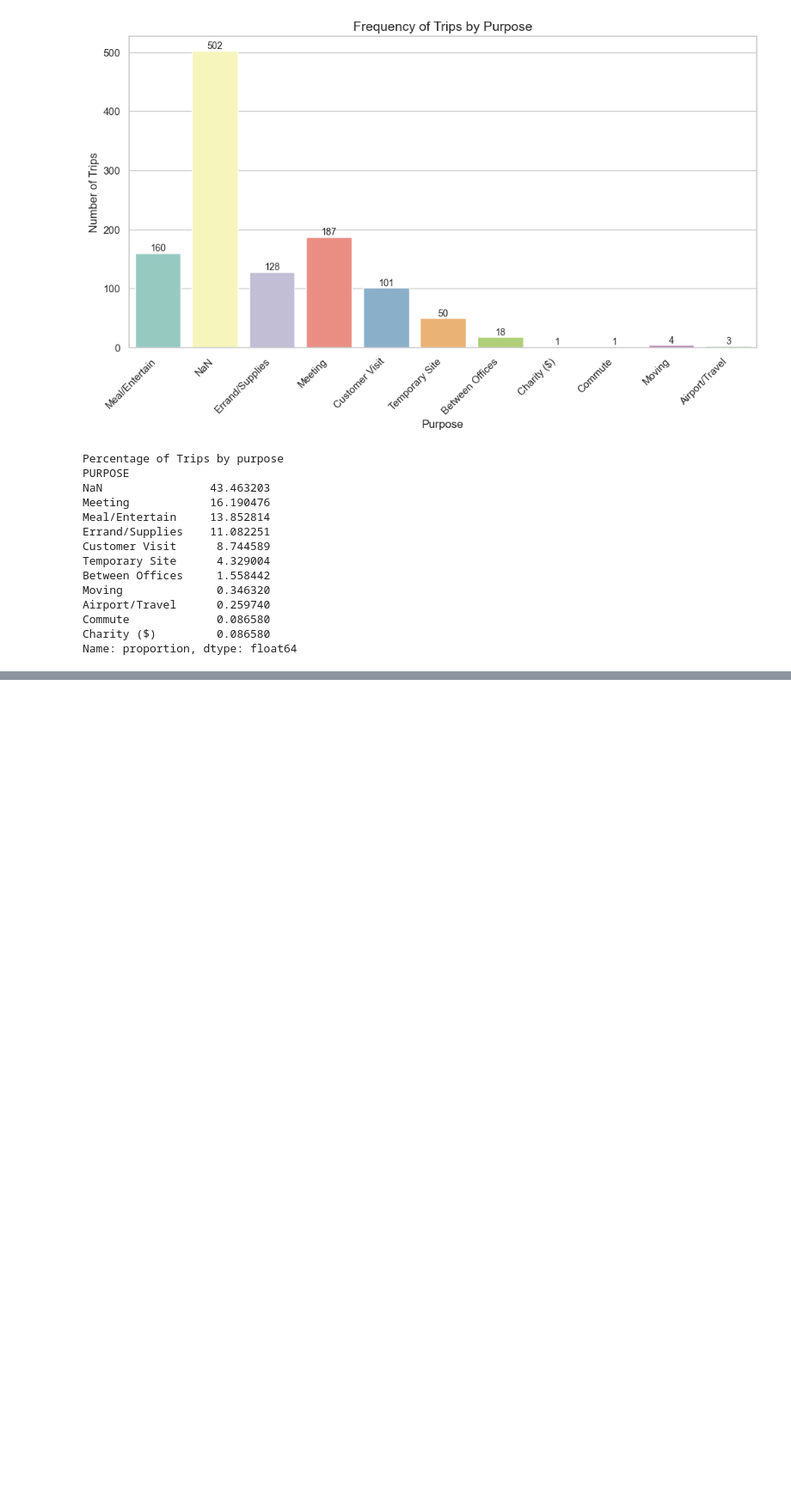
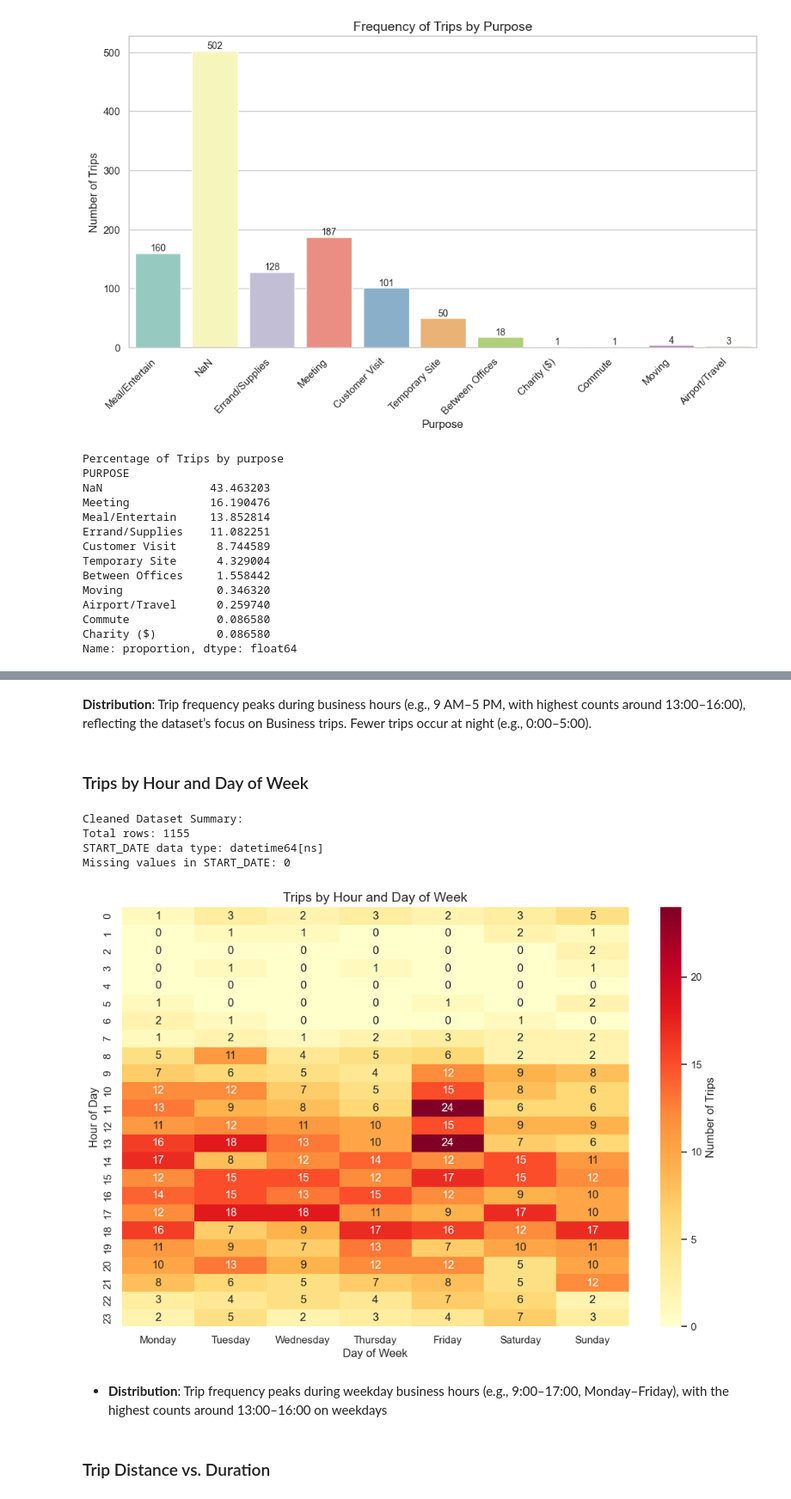
Before and after one commit to Archish1962/HexSoftwares_Exploratory_Data_Analysis, a Jupyter notebook: notebooks/uber_eda.ipynb, the cells around one changed output, grey strips where cells are left out. Shown: that part at 86% size. Drawn from its saved outputs; the diff is of its cells as text; code cells hidden in the pictures; blank space fills up the shorter version.

```diff
--- a/notebooks/uber_eda.ipynb
+++ b/notebooks/uber_eda.ipynb
@@ -218,0 +312,55 @@ From the above graph, neglecting the NaN values, Most trips by purpose constitut
+# %% [markdown]
+**Distribution**: Trip frequency peaks during business hours (e.g., 9 AM–5 PM, with highest counts around 13:00–16:00), reflecting the dataset’s focus on Business trips. Fewer trips occur at night (e.g., 0:00–5:00).
+# %% [markdown]
+### Trips by Hour and Day of Week
+# %%
+# Verify df_cleaned
+print("Cleaned Dataset Summary:")
+print("Total rows:", len(df_cleaned))
+print("START_DATE data type:", df_cleaned['START_DATE'].dtype)
+print("Missing values in START_DATE:", df_cleaned['START_DATE'].isnull().sum())
+
+# Extract hour and day of week from START_DATE
+df_cleaned['HOUR'] = df_cleaned['START_DATE'].dt.hour
+df_cleaned['DAY_OF_WEEK'] = df_cleaned['START_DATE'].dt.day_name()
+
+# Pivot table for heatmap
+pivot_table = df_cleaned.pivot_table(
+    index='HOUR',
+    columns='DAY_OF_WEEK',
+    values='MILES',  # Use any column for counting
+    aggfunc='count',
+    fill_value=0
+).reindex(
+    index=range(24),  # 0 to 23 hours
+    columns=['Monday', 'Tuesday', 'Wednesday', 'Thursday', 'Friday', 'Saturday', 'Sunday'],  # Order days
+    fill_value=0
+)
+
+# Verify pivot table
+# print("\nPivot Table (Trips by Hour and Day of Week):")
+# print(pivot_table)
+
+# Set seaborn theme
+sns.set_theme(style="whitegrid")
+
+# Heatmap
+plt.figure(figsize=(12, 8))
+sns.heatmap(pivot_table, cmap='YlOrRd', annot=True, fmt='d', cbar_kws={'label': 'Number of Trips'})
+plt.title('Trips by Hour and Day of Week', fontsize=14)
+plt.xlabel('Day of Week', fontsize=12)
+plt.ylabel('Hour of Day', fontsize=12)
+
+# Save the plot
+plt.savefig('C:/Users/archi/OneDrive/Documents/Coding/Python/Projects/HexSoftwares_Exploratory_Data_Analysis/visualizations/trips_by_hour_day.png', dpi=300, bbox_inches='tight')
+plt.show()
+# %% [output]
+Cleaned Dataset Summary:
+Total rows: 1155
+START_DATE data type: datetime64[ns]
+Missing values in START_DATE: 0
+[figure, added]
+# %% [markdown]
+- **Distribution**: Trip frequency peaks during weekday business hours (e.g., 9:00–17:00, Monday–Friday), with the highest counts around 13:00–16:00 on weekdays
+# %% [markdown]
+### Trip Distance vs. Duration
```
Also changed, not shown: parts of 14 cells of this notebook, 4 other files.
